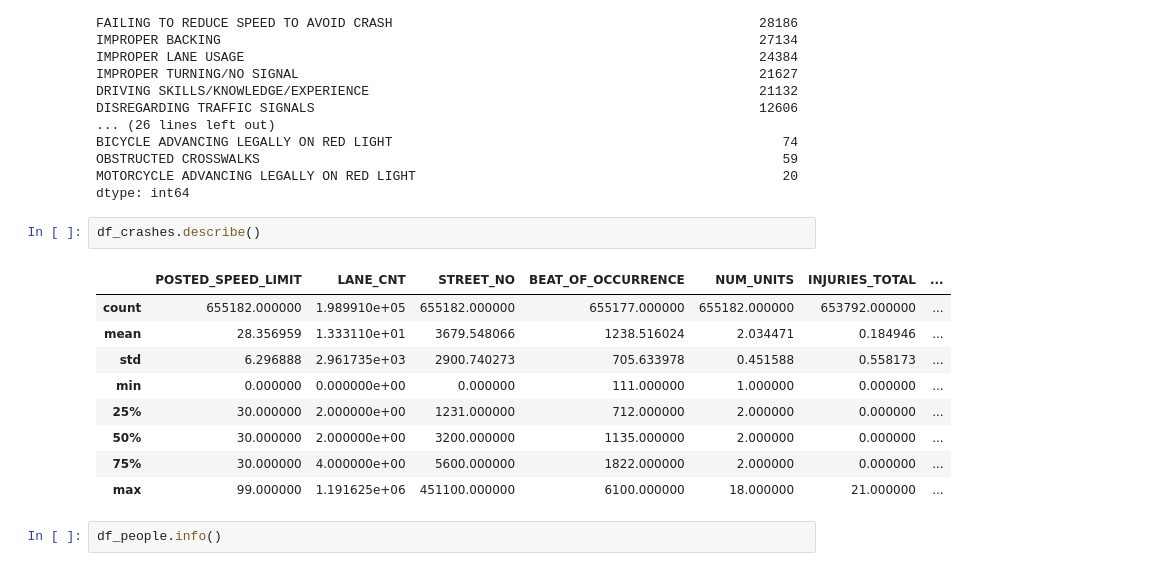
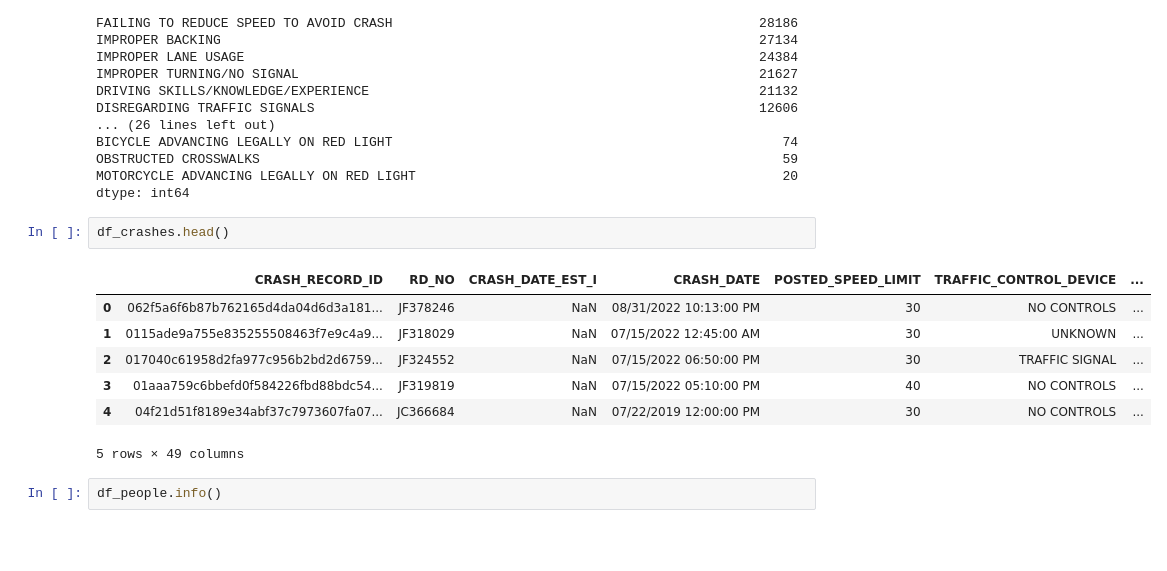
Before and after one commit to ClayHunn/Phase3Project, a Jupyter notebook: clay_eda.ipynb, the cells around one changed output. Drawn from its saved outputs; the diff is of its cells as text; blank space fills up the shorter version.

```diff
--- a/clay_eda.ipynb
+++ b/clay_eda.ipynb
@@ -75,17 +77,15 @@ OBSTRUCTED CROSSWALKS
 MOTORCYCLE ADVANCING LEGALLY ON RED LIGHT                                               20
 dtype: int64
 # %%
-df_crashes.describe()
+df_crashes.head()
 # %% [output]
-|  | POSTED_SPEED_LIMIT | LANE_CNT | STREET_NO | BEAT_OF_OCCURRENCE | NUM_UNITS | INJURIES_TOTAL | ... |
-| count | 655182.000000 | 1.989910e+05 | 655182.000000 | 655177.000000 | 655182.000000 | 653792.000000 | ... |
-| mean | 28.356959 | 1.333110e+01 | 3679.548066 | 1238.516024 | 2.034471 | 0.184946 | ... |
-| std | 6.296888 | 2.961735e+03 | 2900.740273 | 705.633978 | 0.451588 | 0.558173 | ... |
-| min | 0.000000 | 0.000000e+00 | 0.000000 | 111.000000 | 1.000000 | 0.000000 | ... |
-| 25% | 30.000000 | 2.000000e+00 | 1231.000000 | 712.000000 | 2.000000 | 0.000000 | ... |
-| 50% | 30.000000 | 2.000000e+00 | 3200.000000 | 1135.000000 | 2.000000 | 0.000000 | ... |
-| 75% | 30.000000 | 4.000000e+00 | 5600.000000 | 1822.000000 | 2.000000 | 0.000000 | ... |
-| max | 99.000000 | 1.191625e+06 | 451100.000000 | 6100.000000 | 18.000000 | 21.000000 | ... |
+|  | CRASH_RECORD_ID | RD_NO | CRASH_DATE_EST_I | CRASH_DATE | POSTED_SPEED_LIMIT | TRAFFIC_CONTROL_DEVICE | ... |
+| 0 | 062f5a6f6b87b762165d4da04d6d3a181... | JF378246 | NaN | 08/31/2022 10:13:00 PM | 30 | NO CONTROLS | ... |
+| 1 | 0115ade9a755e835255508463f7e9c4a9... | JF318029 | NaN | 07/15/2022 12:45:00 AM | 30 | UNKNOWN | ... |
+| 2 | 017040c61958d2fa977c956b2bd2d6759... | JF324552 | NaN | 07/15/2022 06:50:00 PM | 30 | TRAFFIC SIGNAL | ... |
+| 3 | 01aaa759c6bbefd0f584226fbd88bdc54... | JF319819 | NaN | 07/15/2022 05:10:00 PM | 40 | NO CONTROLS | ... |
+| 4 | 04f21d51f8189e34abf37c7973607fa07... | JC366684 | NaN | 07/22/2019 12:00:00 PM | 30 | NO CONTROLS | ... |
+5 rows × 49 columns
 # %%
 df_people.info()
 # %% [output]
```
Also changed, not shown: parts of 19 cells of this notebook, 1 other file.
